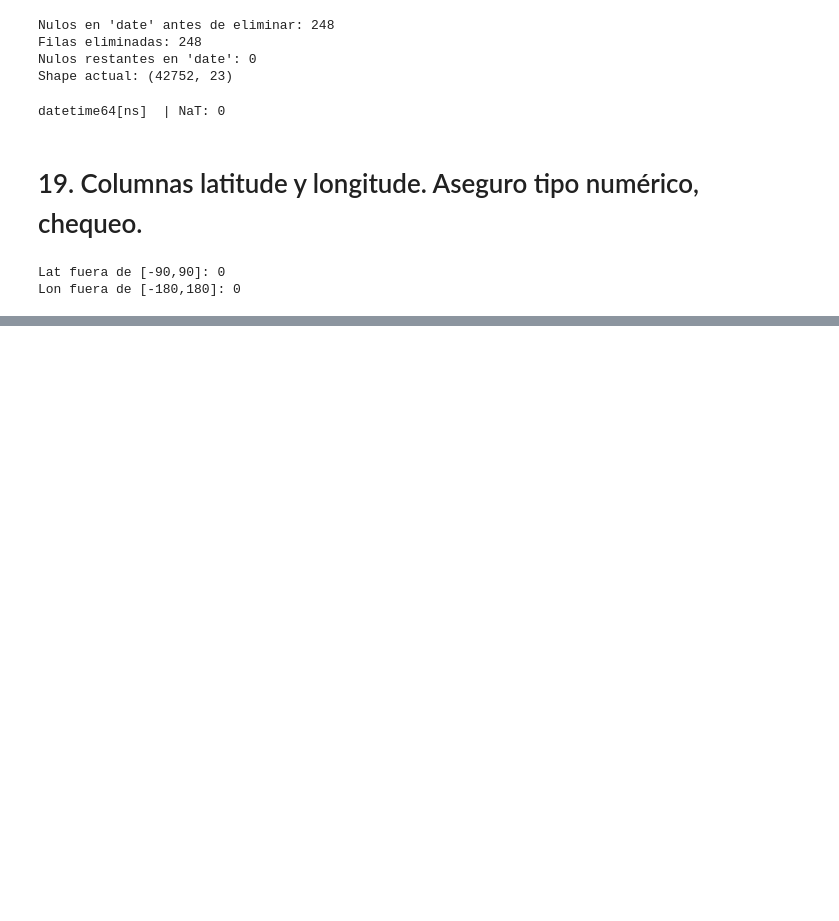
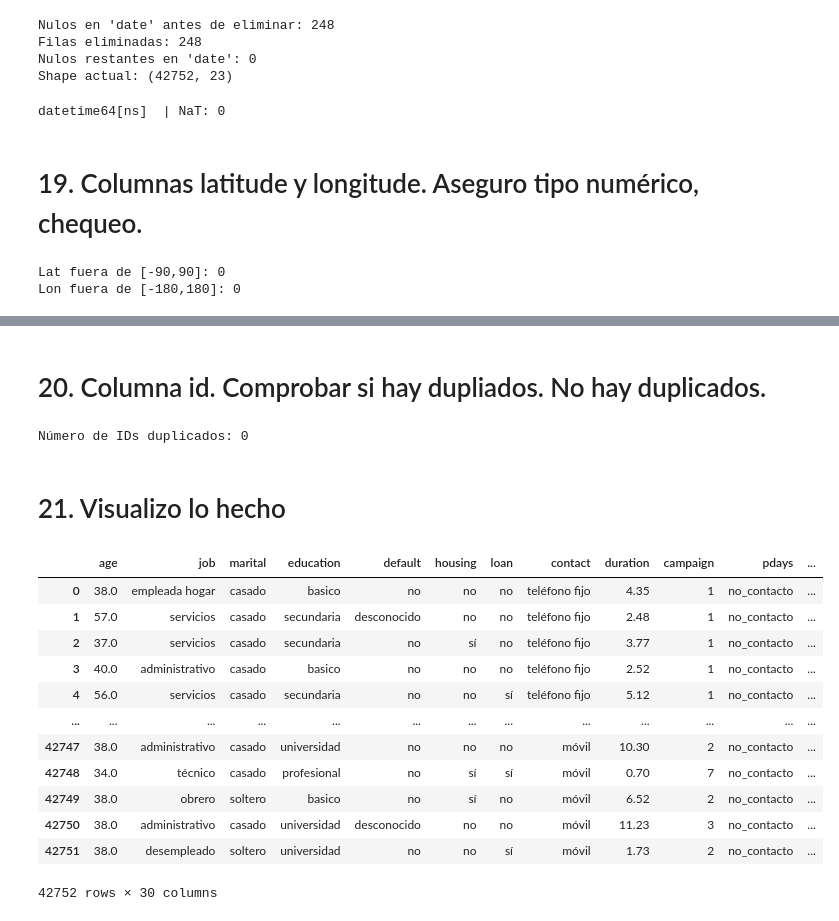
Before and after one commit to PatriciaMerinero/PROYECTO_EDA_PYTHON, a Jupyter notebook: Notebook/01-analisis_preliminar.ipynb, the cells around one changed output, grey strips where cells are left out. Cells and saved outputs as stored; diff of their text form; code cells hidden in the pictures; blank space fills up the shorter version.

Commit message:
Compruebo si hay duplicados en ID. Añado sintesis de la limpieza y transformación de los 2 datasets

```diff
--- a/Notebook/01-analisis_preliminar.ipynb
+++ b/Notebook/01-analisis_preliminar.ipynb
@@ -1155,0 +1135,27 @@ df_bank.sample(40)
+# %% [markdown]
+# 20. Columna id. Comprobar si hay dupliados. No hay duplicados.
+# %%
+duplicados = df_bank['id_'].duplicated().sum()
+print(f"Número de IDs duplicados: {duplicados}")
+# %% [output]
+Número de IDs duplicados: 0
+# %% [markdown]
+# 21. Visualizo lo hecho
+# %%
+from IPython.display import display
+
+display(df_bank)
+# %% [output]
+|  | age | job | marital | education | default | housing | loan | contact | duration | campaign | pdays | ... |
+| 0 | 38.0 | empleada hogar | casado | basico | no | no | no | teléfono fijo | 4.35 | 1 | no_contacto | ... |
+| 1 | 57.0 | servicios | casado | secundaria | desconocido | no | no | teléfono fijo | 2.48 | 1 | no_contacto | ... |
+| 2 | 37.0 | servicios | casado | secundaria | no | sí | no | teléfono fijo | 3.77 | 1 | no_contacto | ... |
+| 3 | 40.0 | administrativo | casado | basico | no | no | no | teléfono fijo | 2.52 | 1 | no_contacto | ... |
+| 4 | 56.0 | servicios | casado | secundaria | no | no | sí | teléfono fijo | 5.12 | 1 | no_contacto | ... |
+| ... | ... | ... | ... | ... | ... | ... | ... | ... | ... | ... | ... | ... |
+| 42747 | 38.0 | administrativo | casado | universidad | no | no | no | móvil | 10.30 | 2 | no_contacto | ... |
+| 42748 | 34.0 | técnico | casado | profesional | no | sí | sí | móvil | 0.70 | 7 | no_contacto | ... |
+| 42749 | 38.0 | obrero | soltero | basico | no | sí | no | móvil | 6.52 | 2 | no_contacto | ... |
+| 42750 | 38.0 | administrativo | casado | universidad | desconocido | no | no | móvil | 11.23 | 3 | no_contacto | ... |
+| 42751 | 38.0 | desempleado | soltero | universidad | no | no | sí | móvil | 1.73 | 2 | no_contacto | ... |
+42752 rows × 30 columns
```
Also changed, not shown: parts of 19 cells of this notebook.
